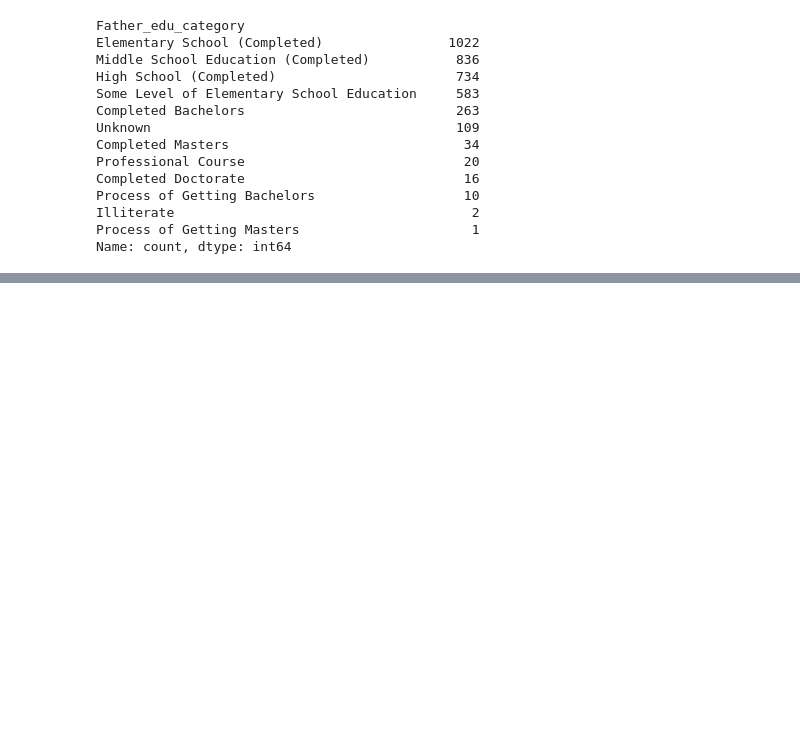
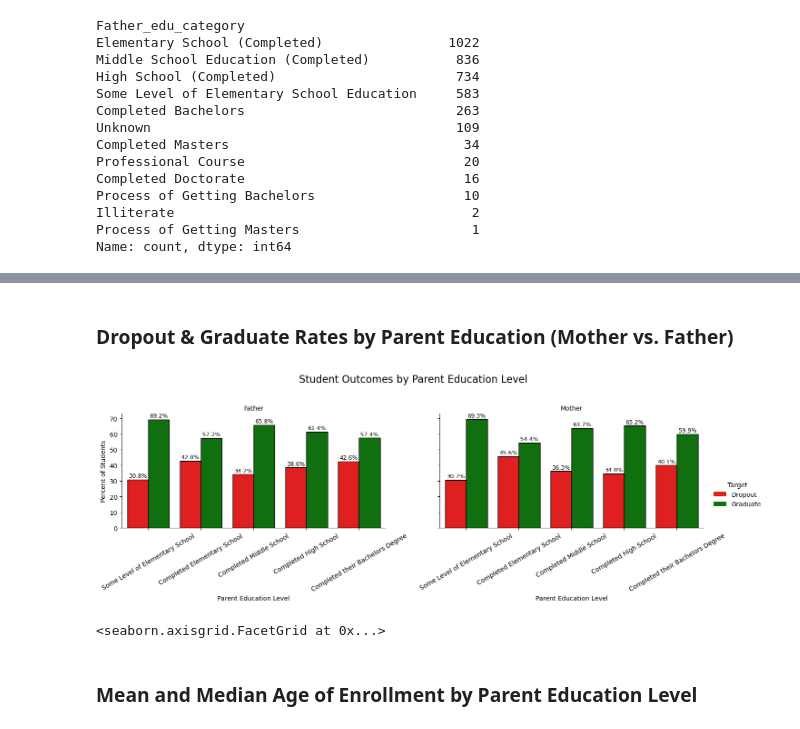
Before and after one commit to UCB-stat-159-f25/final-shrija-owen-allison, a Jupyter notebook: Notebook1.ipynb, the cells around one changed output, grey strips where cells are left out. Drawn from its saved outputs; the diff is of its cells as text; code cells hidden in the pictures; blank space fills up the shorter version.

```diff
--- a/Notebook1.ipynb
+++ b/Notebook1.ipynb
@@ -653,0 +1101,23 @@ Students whose parents completed their Bachelors and have Debt: 10.53%
+# %% [markdown]
+### Dropout & Graduate Rates by Parent Education (Mother vs. Father)
+# %%
+# Plotting
+plot_bar(
+    counts_target,
+    x="Education Level",
+    y="Percent",
+    hue="Target",
+    col="Parent",
+    palette=outcome_palette,
+    title="Student Outcomes by Parent Education Level",
+    ylabel="Percent of Students",
+    xlabel="Parent Education Level",
+    show_values=True,
+    percent=True,
+    save_path=outputs_dir / "student_outcomes_by_mother_father_education.png"
+)
+# %% [output]
+[figure, added]
+<seaborn.axisgrid.FacetGrid at 0x...>
+# %% [markdown]
+### Mean and Median Age of Enrollment by Parent Education Level
```
Also changed, not shown: parts of 56 cells of this notebook, 1 other file.
